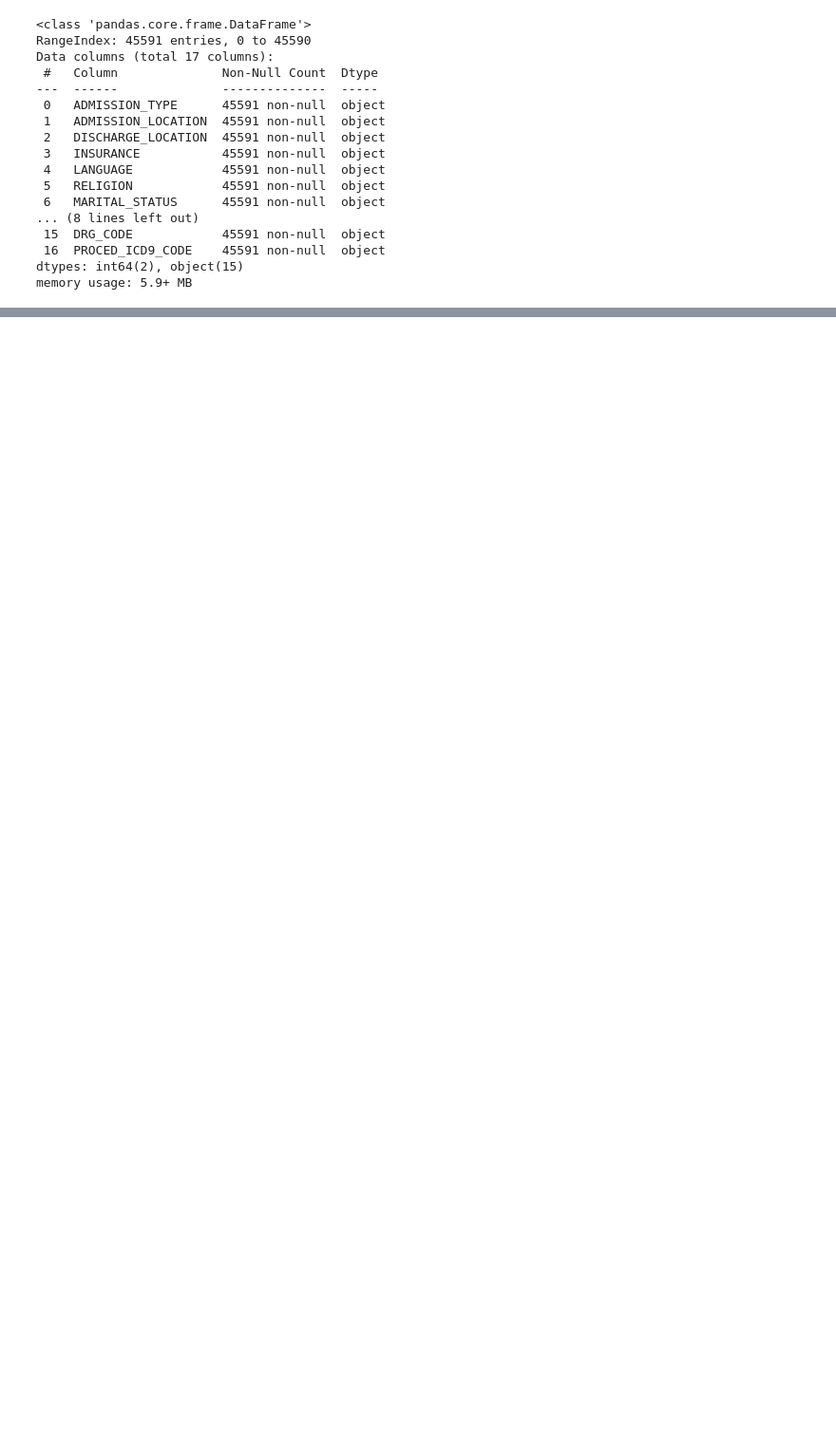
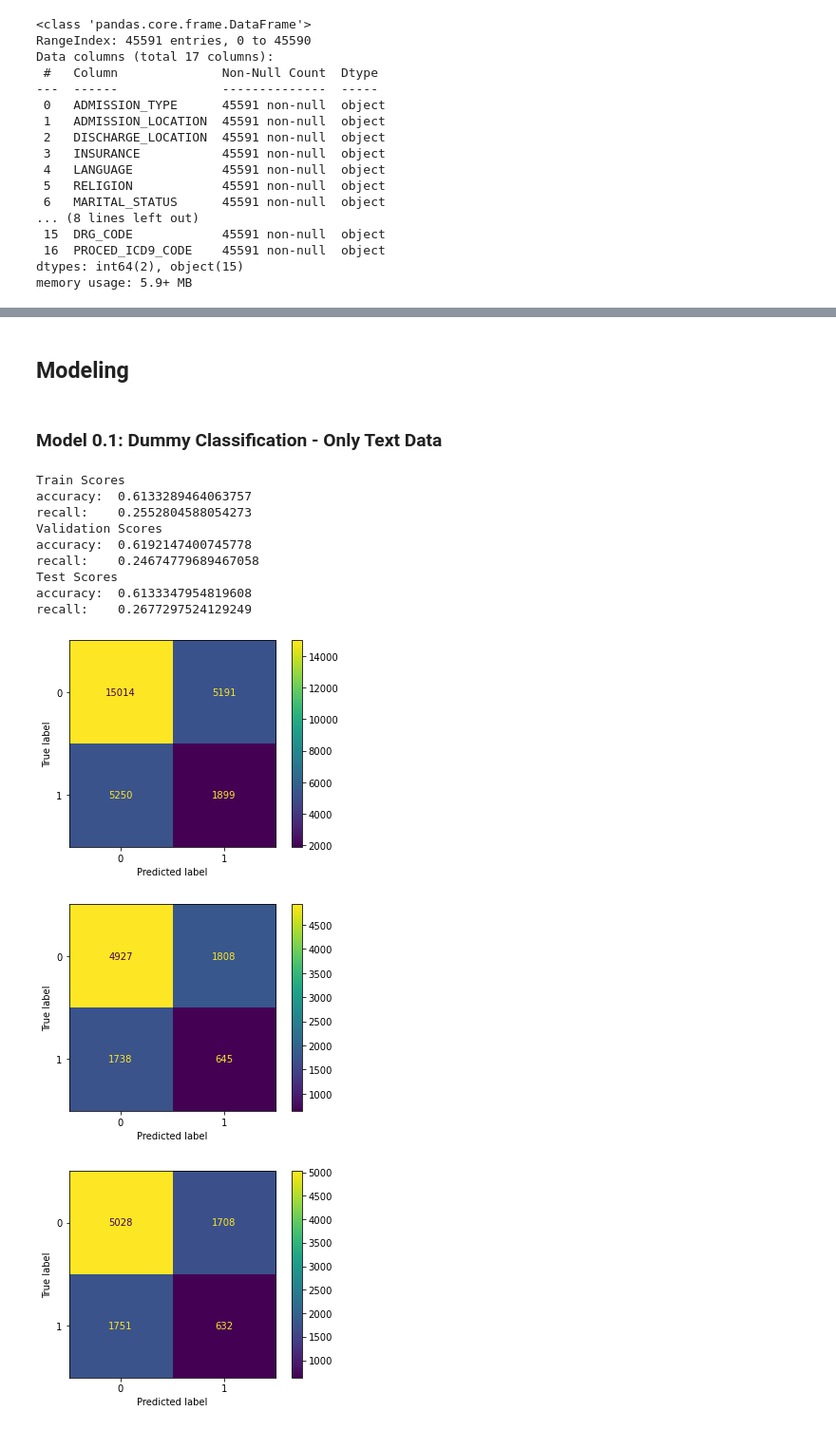
Before and after one commit to arthurk2323/hospital_readmissions_nlp, a Jupyter notebook: 02_Modeling_v1.ipynb, the cells around one changed output, grey strips where cells are left out. Shown at 95% size. Drawn from its saved outputs; the diff is of its cells as text; code cells hidden in the pictures; blank space fills up the shorter version.

Commit message:
edited the modeling notebook

```diff
--- a/02_Modeling_v1.ipynb
+++ b/02_Modeling_v1.ipynb
@@ -104,0 +125,2 @@ sample_doc = tokenizer.tokenize(sample_document)
+# %%
+X_val, X_test, y_val, y_test = train_test_split(X_v_t, y_v_t, test_size=0.50, random_state=42, stratify=y_v_t)
@@ -104,0 +129,4 @@ sample_doc = tokenizer.tokenize(sample_document)
+# %%
+pattern=r"([a-zA-Z]+(?:'[a-z]+)?)"
+sw = stopwords.words('english')
+max_features = 3000
@@ -104,0 +135,4 @@ sample_doc = tokenizer.tokenize(sample_document)
+# %%
+countvec = CountVectorizer(stop_words=sw, token_pattern=pattern, max_features=max_features)
+# %%
+count_train_1, count_val_1, count_test_1, count_train_2, count_val_2, count_test_2 = vectorizing(countvec, X_train, X_val, X_test)
@@ -104,0 +197,24 @@ sample_doc = tokenizer.tokenize(sample_document)
+# %% [markdown]
+## Modeling
+# %% [markdown]
+### Model 0.1: Dummy Classification - Only Text Data
+# %%
+dummy_clf = DummyClassifier(strategy="stratified")
+dummy_clf.fit(count_train_1, y_train)
+
+scores(dummy_clf, count_train_1, y_train, 'Train')
+scores(dummy_clf, count_val_1, y_val, 'Validation')
+scores(dummy_clf, count_test_1, y_test, 'Test')
+# %% [output]
+Train Scores
+accuracy:  0.6133289464063757
+recall:    0.2552804588054273
+Validation Scores
+accuracy:  0.6192147400745778
+recall:    0.24674779689467058
+Test Scores
+accuracy:  0.6133347954819608
+recall:    0.2677297524129249
+[figure, added]
+[figure, added]
+[figure, added]
```
Also changed, not shown: parts of 58 cells of this notebook, 1 other file.
